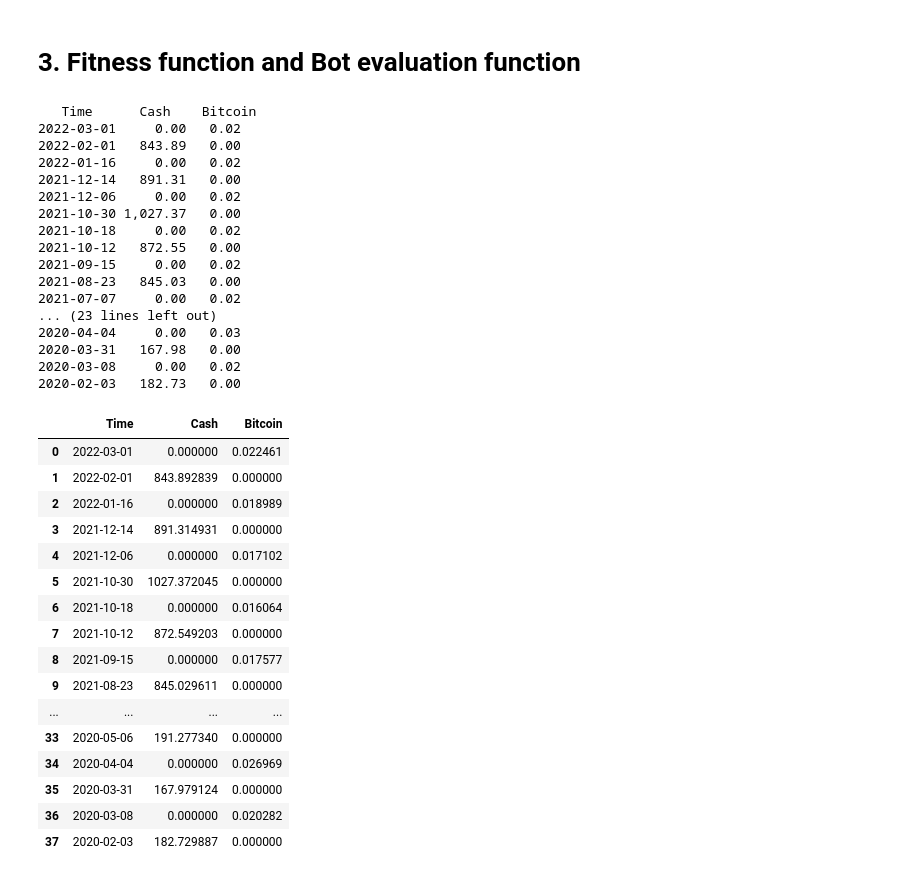
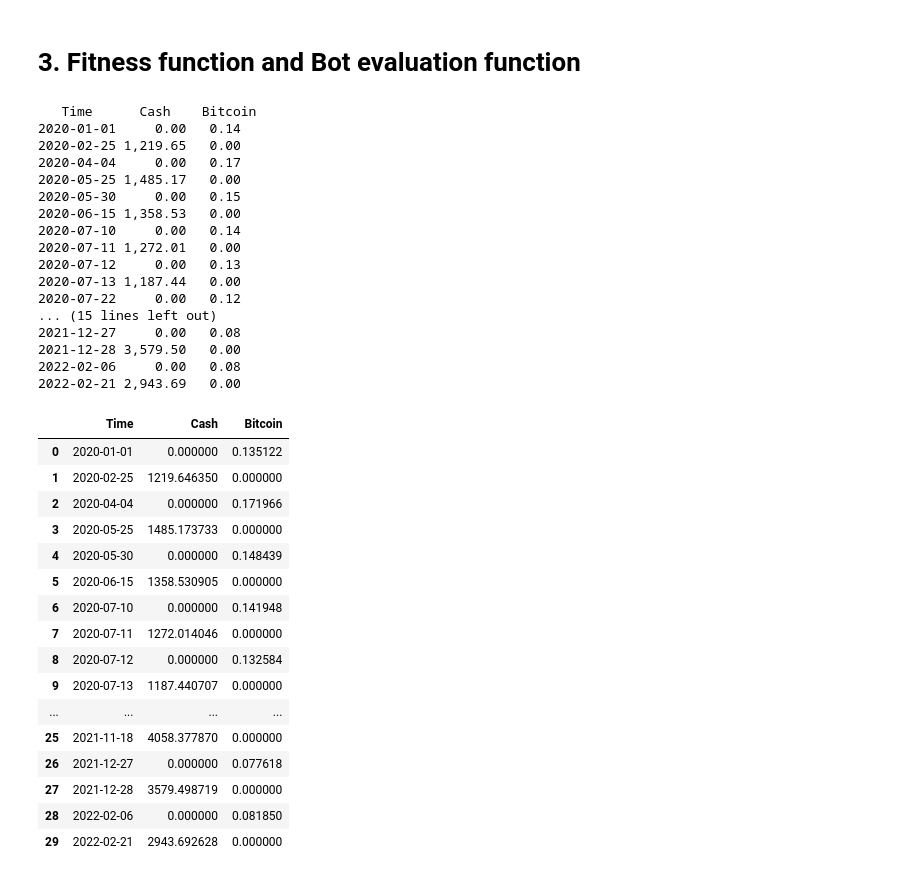
Before and after one commit to jaackies/aias_trading25, a Jupyter notebook: Evaluation.ipynb, the cells around one changed output. Cells and saved outputs as stored; diff of their text form; code cells hidden in the pictures.

```diff
--- a/Evaluation.ipynb
+++ b/Evaluation.ipynb
@@ -93,6 +93,7 @@ def hill_climbing(bot_type, high_frequency_window, low_frequency_window, alpha=0
     low_window = low_frequency_window
     new_high_frequency_window = high_frequency_window
     new_low_frequency_window= low_frequency_window
+    alpha=alpha
     new_alpha=alpha
     cash1=0
     for i in range(max_iter):
@@ -108,11 +109,15 @@ def hill_climbing(bot_type, high_frequency_window, low_frequency_window, alpha=0
         cash1=bot_fitness_func(bot_type, high_window, low_window, alpha)
         cash2=bot_fitness_func(bot_type, new_high_frequency_window, new_low_frequency_window, new_alpha)
         # compare the cash earned after tweaking the parameters
-        if  cash2> cash1:
+        if cash2 > cash1:
             high_window = new_high_frequency_window
             low_window = new_low_frequency_window
-            cash1=cash2
-    return high_window, low_window, cash1
+            alpha=new_alpha
+            cash1 = cash2
+    if bot_type.lower() == 'sma' or bot_type.lower() == 'complex':
+        return high_window, low_window, cash1
+    elif bot_type.lower() == 'smaema':
+        return high_window, low_window, alpha, cash1
 
 def parameter_tweak(bot_type, hfw, lfw, alpha =0):
     if bot_type.lower() == 'sma':
@@ -206,5 +211,5 @@ hfw_result, lfw_result, cash_result
 # %%
 #smaema
-hfw_result, lfw_result, cash_result = hill_climbing('smaema',30,5, 0.2)
-hfw_result, lfw_result, cash_result
+hfw_result, lfw_result, alpha, cash_result = hill_climbing('smaema', 30, 5, 0.2)
+hfw_result, lfw_result, alpha, cash_result
 # %% [output]
@@ -331,41 +336,41 @@ def bot_evaluation(bot_type, high_window, low_window, alpha=0):
     return result_df
 # %%
 #sma - nice printout
-bot_evaluation('sma', 10, 20, alpha=0)
+bot_evaluation('sma', 5, 30, alpha=0)
 # %% [output]
    Time      Cash    Bitcoin
-2022-03-01     0.00   0.02
-2022-02-01   843.89   0.00
-2022-01-16     0.00   0.02
-2021-12-14   891.31   0.00
-2021-12-06     0.00   0.02
-2021-10-30 1,027.37   0.00
-2021-10-18     0.00   0.02
-2021-10-12   872.55   0.00
-2021-09-15     0.00   0.02
-2021-08-23   845.03   0.00
-2021-07-07     0.00   0.02
-... (23 lines left out)
-2020-04-04     0.00   0.03
-2020-03-31   167.98   0.00
-2020-03-08     0.00   0.02
-2020-02-03   182.73   0.00
+2020-01-01     0.00   0.14
+2020-02-25 1,219.65   0.00
+2020-04-04     0.00   0.17
+2020-05-25 1,485.17   0.00
+2020-05-30     0.00   0.15
+2020-06-15 1,358.53   0.00
+2020-07-10     0.00   0.14
+2020-07-11 1,272.01   0.00
+2020-07-12     0.00   0.13
+2020-07-13 1,187.44   0.00
+2020-07-22     0.00   0.12
+... (15 lines left out)
+2021-12-27     0.00   0.08
+2021-12-28 3,579.50   0.00
+2022-02-06     0.00   0.08
+2022-02-21 2,943.69   0.00
 |  | Time | Cash | Bitcoin |
-| 0 | 2022-03-01 | 0.000000 | 0.022461 |
-| 1 | 2022-02-01 | 843.892839 | 0.000000 |
-| 2 | 2022-01-16 | 0.000000 | 0.018989 |
-| 3 | 2021-12-14 | 891.314931 | 0.000000 |
-| 4 | 2021-12-06 | 0.000000 | 0.017102 |
-| 5 | 2021-10-30 | 1027.372045 | 0.000000 |
-| 6 | 2021-10-18 | 0.000000 | 0.016064 |
-| 7 | 2021-10-12 | 872.549203 | 0.000000 |
-| 8 | 2021-09-15 | 0.000000 | 0.017577 |
-| 9 | 2021-08-23 | 845.029611 | 0.000000 |
+| 0 | 2020-01-01 | 0.000000 | 0.135122 |
+| 1 | 2020-02-25 | 1219.646350 | 0.000000 |
+| 2 | 2020-04-04 | 0.000000 | 0.171966 |
+| 3 | 2020-05-25 | 1485.173733 | 0.000000 |
+| 4 | 2020-05-30 | 0.000000 | 0.148439 |
+| 5 | 2020-06-15 | 1358.530905 | 0.000000 |
+| 6 | 2020-07-10 | 0.000000 | 0.141948 |
+| 7 | 2020-07-11 | 1272.014046 | 0.000000 |
+| 8 | 2020-07-12 | 0.000000 | 0.132584 |
+| 9 | 2020-07-13 | 1187.440707 | 0.000000 |
 | ... | ... | ... | ... |
-| 33 | 2020-05-06 | 191.277340 | 0.000000 |
-| 34 | 2020-04-04 | 0.000000 | 0.026969 |
-| 35 | 2020-03-31 | 167.979124 | 0.000000 |
-| 36 | 2020-03-08 | 0.000000 | 0.020282 |
-| 37 | 2020-02-03 | 182.729887 | 0.000000 |
+| 25 | 2021-11-18 | 4058.377870 | 0.000000 |
+| 26 | 2021-12-27 | 0.000000 | 0.077618 |
+| 27 | 2021-12-28 | 3579.498719 | 0.000000 |
+| 28 | 2022-02-06 | 0.000000 | 0.081850 |
+| 29 | 2022-02-21 | 2943.692628 | 0.000000 |
 # %%
 #smaema
```
Also changed, not shown: parts of 7 cells of this notebook, 2 other files.
